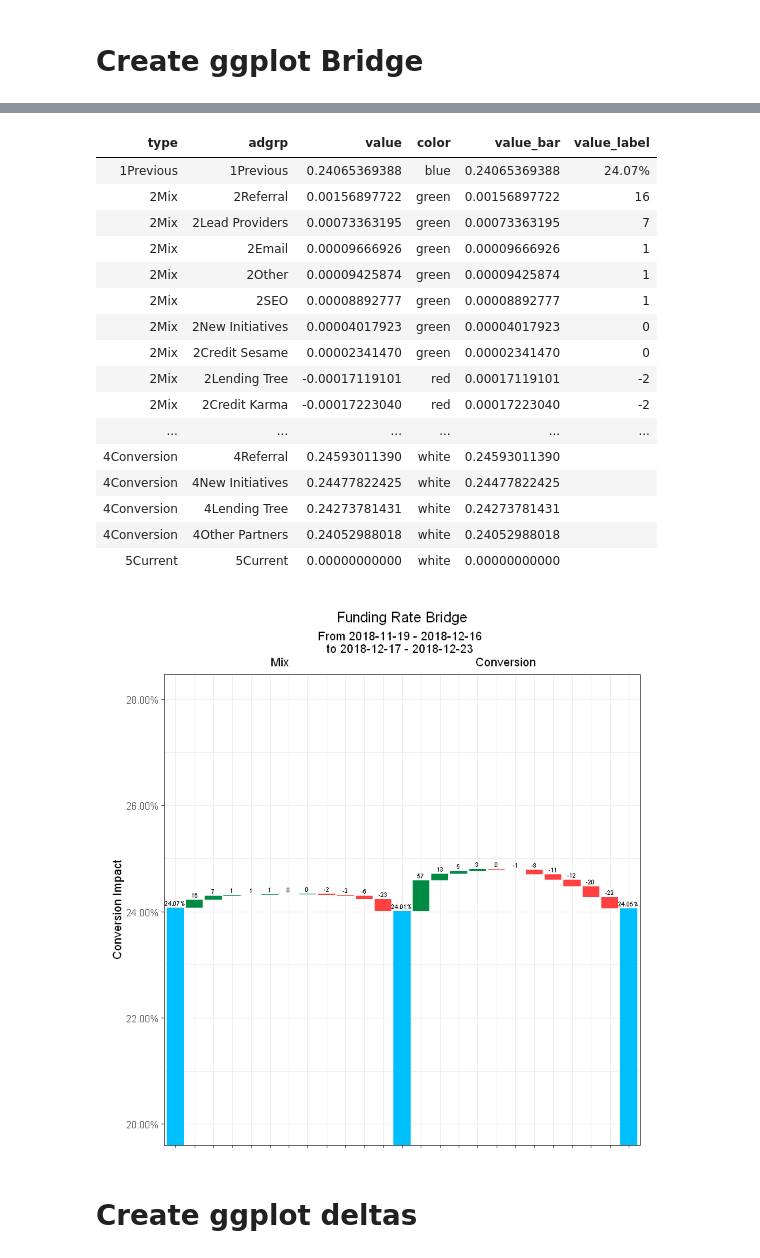
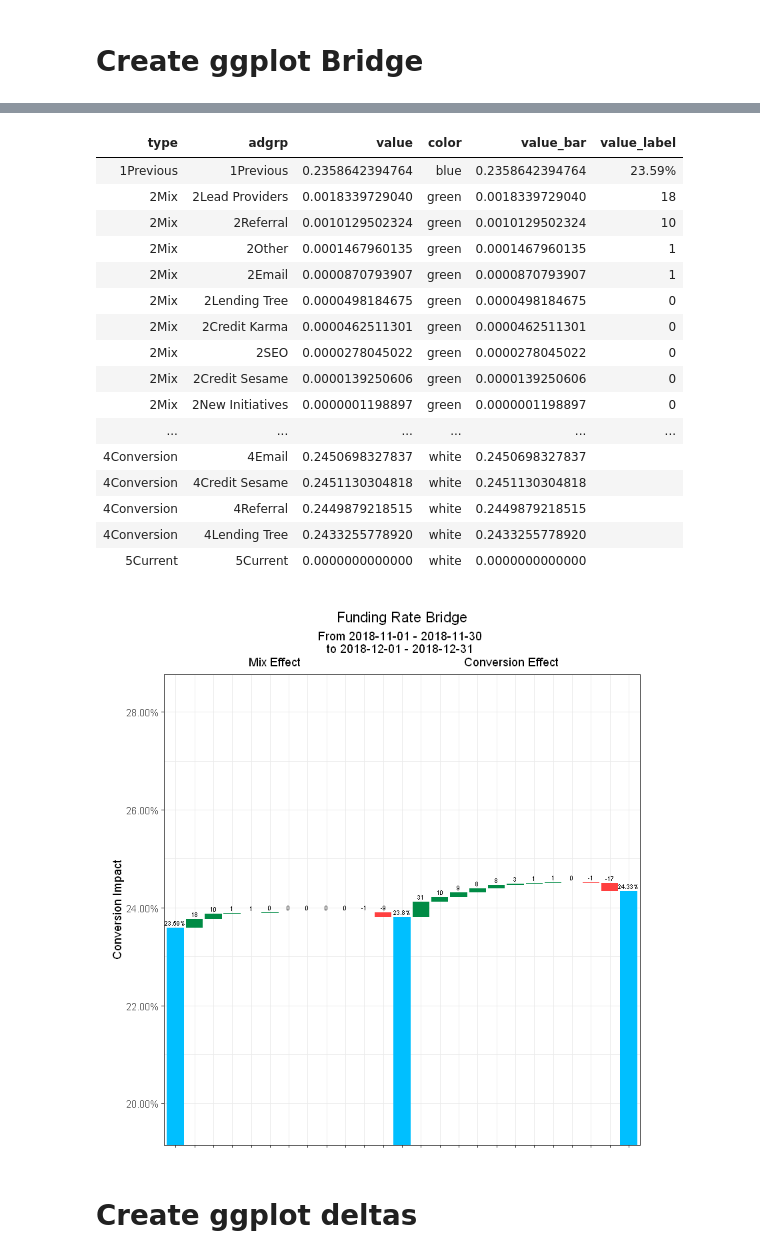
Before and after one commit to jasonchang2018/automate-fr-meeting, a Jupyter notebook: preprocessing/get-data-for-funnel-adgrps-bridge.ipynb, the cells around one changed output, grey strips where cells are left out. Cells and saved outputs as stored; diff of their text form; code cells hidden in the pictures.

```diff
--- a/preprocessing/get-data-for-funnel-adgrps-bridge.ipynb
+++ b/preprocessing/get-data-for-funnel-adgrps-bridge.ipynb
@@ -64,7 +64,12 @@ checkReportingConnection = function() {
 # %% [markdown]
 # Import Data
 # %%
-df = read.csv('C:/Users/jchang/Desktop/Projects/Automate FR Meetings/data/dataforbridgeadgrp_2019-1-6_2142.csv')
+## For Previous 4 cohort
+# df = read.csv('C:/Users/jchang/Desktop/Projects/Automate FR Meetings/data/dataforbridgeadgrp_2019-1-6_2142.csv')
+
+## For Monthly Comparison
+df = read.csv('C:/Users/jchang/Desktop/Projects/Automate FR Meetings/data/data_2019-1-8_2136.csv')
+
 head(df,5)
 # %% [output]
 | grouping | start_date | end_date | adgrp | qualified | attempt_ibv | bankverified | passscorecardratecard | ... |
@@ -610,22 +615,22 @@ df_final = data.frame(
 df_final
 # %% [output]
 | type | adgrp | value | color | value_bar | value_label |
-| 1Previous | 1Previous | 0.24065369388 | blue | 0.24065369388 | 24.07% |
-| 2Mix | 2Referral | 0.00156897722 | green | 0.00156897722 | 16 |
-| 2Mix | 2Lead Providers | 0.00073363195 | green | 0.00073363195 | 7 |
-| 2Mix | 2Email | 0.00009666926 | green | 0.00009666926 | 1 |
-| 2Mix | 2Other | 0.00009425874 | green | 0.00009425874 | 1 |
-| 2Mix | 2SEO | 0.00008892777 | green | 0.00008892777 | 1 |
-| 2Mix | 2New Initiatives | 0.00004017923 | green | 0.00004017923 | 0 |
-| 2Mix | 2Credit Sesame | 0.00002341470 | green | 0.00002341470 | 0 |
-| 2Mix | 2Lending Tree | -0.00017119101 | red | 0.00017119101 | -2 |
-| 2Mix | 2Credit Karma | -0.00017223040 | red | 0.00017223040 | -2 |
+| 1Previous | 1Previous | 0.2358642394764 | blue | 0.2358642394764 | 23.59% |
+| 2Mix | 2Lead Providers | 0.0018339729040 | green | 0.0018339729040 | 18 |
+| 2Mix | 2Referral | 0.0010129502324 | green | 0.0010129502324 | 10 |
+| 2Mix | 2Other | 0.0001467960135 | green | 0.0001467960135 | 1 |
+| 2Mix | 2Email | 0.0000870793907 | green | 0.0000870793907 | 1 |
+| 2Mix | 2Lending Tree | 0.0000498184675 | green | 0.0000498184675 | 0 |
+| 2Mix | 2Credit Karma | 0.0000462511301 | green | 0.0000462511301 | 0 |
+| 2Mix | 2SEO | 0.0000278045022 | green | 0.0000278045022 | 0 |
+| 2Mix | 2Credit Sesame | 0.0000139250606 | green | 0.0000139250606 | 0 |
+| 2Mix | 2New Initiatives | 0.0000001198897 | green | 0.0000001198897 | 0 |
 | ... | ... | ... | ... | ... | ... |
-| 4Conversion | 4Referral | 0.24593011390 | white | 0.24593011390 |  |
-| 4Conversion | 4New Initiatives | 0.24477822425 | white | 0.24477822425 |  |
-| 4Conversion | 4Lending Tree | 0.24273781431 | white | 0.24273781431 |  |
-| 4Conversion | 4Other Partners | 0.24052988018 | white | 0.24052988018 |  |
-| 5Current | 5Current | 0.00000000000 | white | 0.00000000000 |  |
+| 4Conversion | 4Email | 0.2450698327837 | white | 0.2450698327837 |  |
+| 4Conversion | 4Credit Sesame | 0.2451130304818 | white | 0.2451130304818 |  |
+| 4Conversion | 4Referral | 0.2449879218515 | white | 0.2449879218515 |  |
+| 4Conversion | 4Lending Tree | 0.2433255778920 | white | 0.2433255778920 |  |
+| 5Current | 5Current | 0.0000000000000 | white | 0.0000000000000 |  |
 # %%
 ###### Finally, create the bridge.
 ## First, set the theme.
@@ -688,35 +693,35 @@ labs(
         'From',
         df_labels$p1_start, '-', df_labels$p1_end,
         '\nto',
         df_labels$p2_start, '-', df_labels$p2_end,
-        '\n Mix                                                        Conversion'
+        '\n Mix Effect                                                 Conversion Effect'
     )
 ) +
 theme(
     plot.title = element_text(
         hjust = 0.5
     ),
     plot.subtitle = element_text(
         hjust = 0.5
     ),
     axis.title.x = element_text(
         hjust = 0.5
     ),
     axis.text.x = element_blank(),
 #     axis.text.x = element_text(
 #         angle = 270,
 #         size = 8,
 #         vjust = 0.25,
 #         hjust = 0
 #     ),
     plot.margin = unit(c(0.5,0.5,-0.25,0.5), 'cm'),
     legend.position = "none"
 #     , aspect.ratio = 4/6
 )
 
 gg_bridge
 # %% [output]
-[figure, old version]
+[figure, new version]
 # %% [markdown]
 # Create ggplot deltas
 # %%
```
Also changed, not shown: parts of 28 cells of this notebook.
